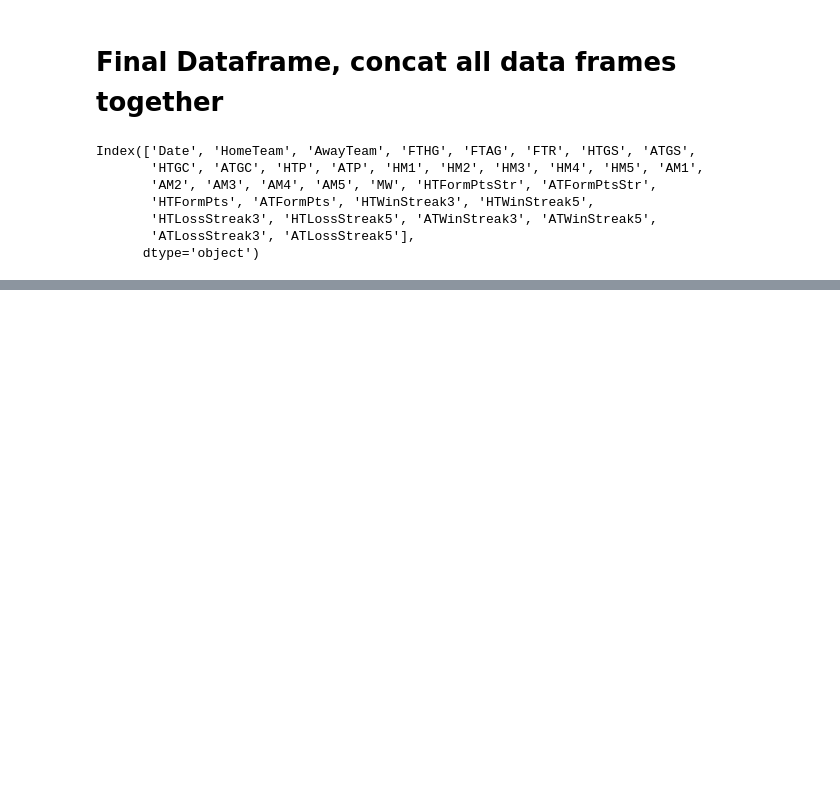
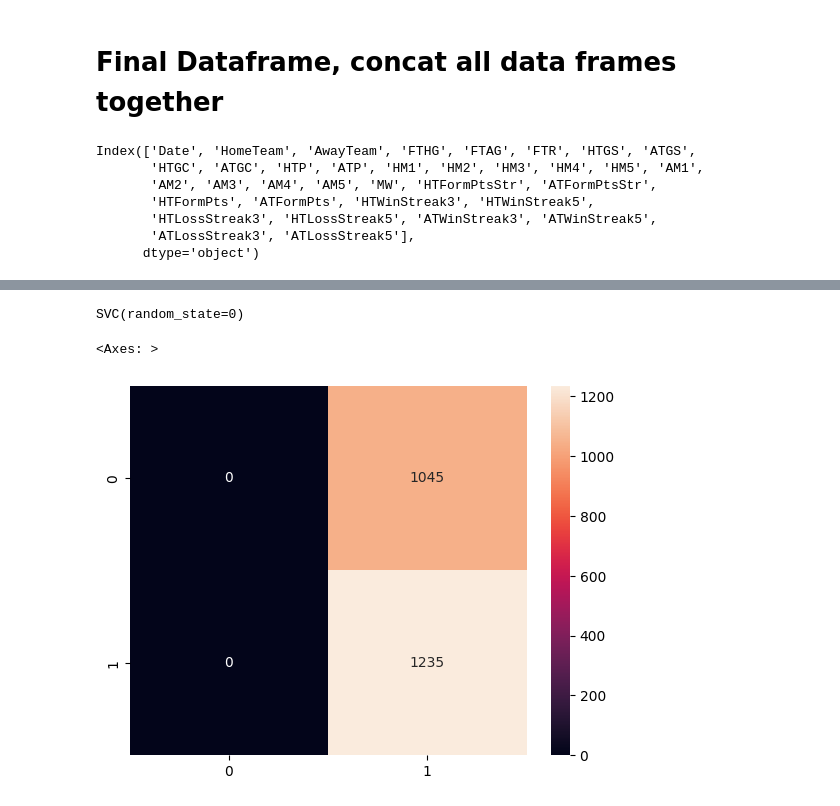
Before and after one commit to alexlopez7498/Premier_League_Predictor, a Jupyter notebook: Cem/Tutorial.ipynb, the cells around one changed output, grey strips where cells are left out. Cells and saved outputs as stored; diff of their text form; code cells hidden in the pictures; blank space fills up the shorter version.

```diff
--- a/Cem/Tutorial.ipynb
+++ b/Cem/Tutorial.ipynb
@@ -680,0 +909,19 @@ print(playing_stat_test.head())
+# %%
+#fitting the SVM to the training set
+from sklearn.svm import SVC
+classifier = SVC(kernel = 'rbf',random_state = 0)
+classifier.fit(X_train, y_train)
+# %% [output]
+SVC(random_state=0)
+# %%
+#predicting result
+Y_pred = classifier.predict(X_test)
+# %%
+# Making the Confusion Matrix
+from sklearn.metrics import confusion_matrix
+cm = confusion_matrix(y_test, Y_pred)
+# %%
+sns.heatmap(cm, annot=True, fmt='d')
+# %% [output]
+<Axes: >
+[figure, added]
```
Also changed, not shown: parts of 25 cells of this notebook, 2 other files.
